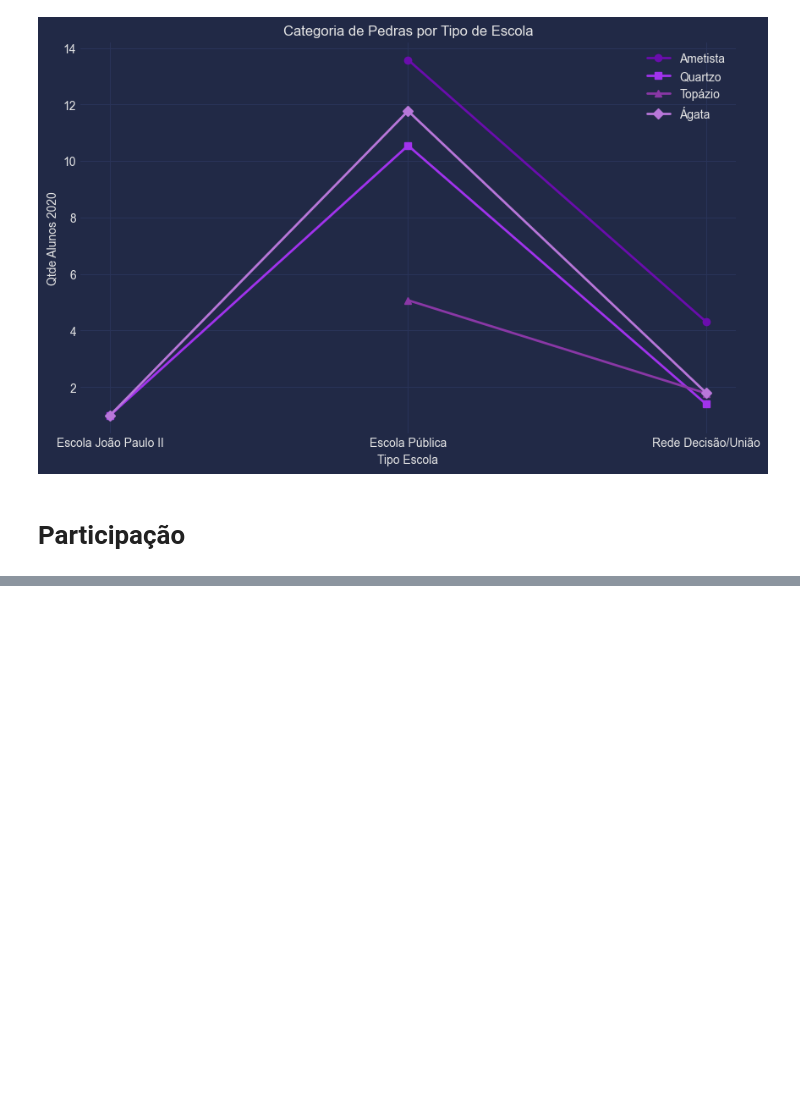
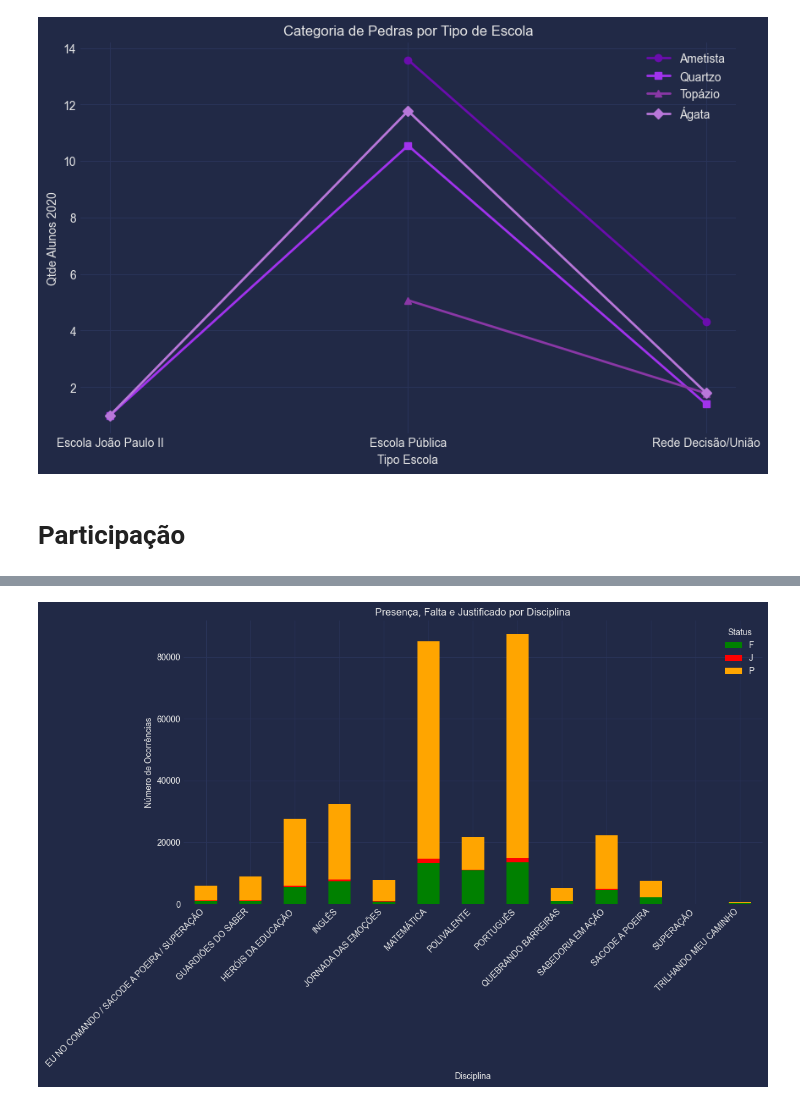
Before and after one commit to tulipia/passos-magicos, a Jupyter notebook: index_v2 copy.ipynb, the cells around one changed output, grey strips where cells are left out. Saved outputs shown, nothing was run; the diff lists cells and outputs as text; code cells hidden in the pictures; blank space fills up the shorter version.

```diff
--- a/index_v2 copy.ipynb
+++ b/index_v2 copy.ipynb
@@ -625,0 +624,18 @@ plt.show()
+# %%
+# Agregar os dados de presença, falta e justificativa por disciplina
+frequencia_por_disciplina = aluno_frequencia_completa.groupby(['NomeDisciplina', 'StPresencaFalta']).size().unstack(fill_value=0)
+
+# Criar o gráfico de barras empilhadas para presença, falta e justificado
+frequencia_por_disciplina.plot(kind='bar', stacked=True, figsize=(12, 8), color=['green', 'red', 'orange'])
+
+plt.title('Presença, Falta e Justificado por Disciplina')
+plt.xlabel('Disciplina')
+plt.ylabel('Número de Ocorrências')
+plt.xticks(rotation=45, ha='right')
+plt.legend(title='Status', loc='upper right')
+plt.tight_layout()
+
+# Exibir o gráfico
+plt.show()
+# %% [output]
+[figure, added]
```
Also changed, not shown: parts of 1 cell of this notebook.
